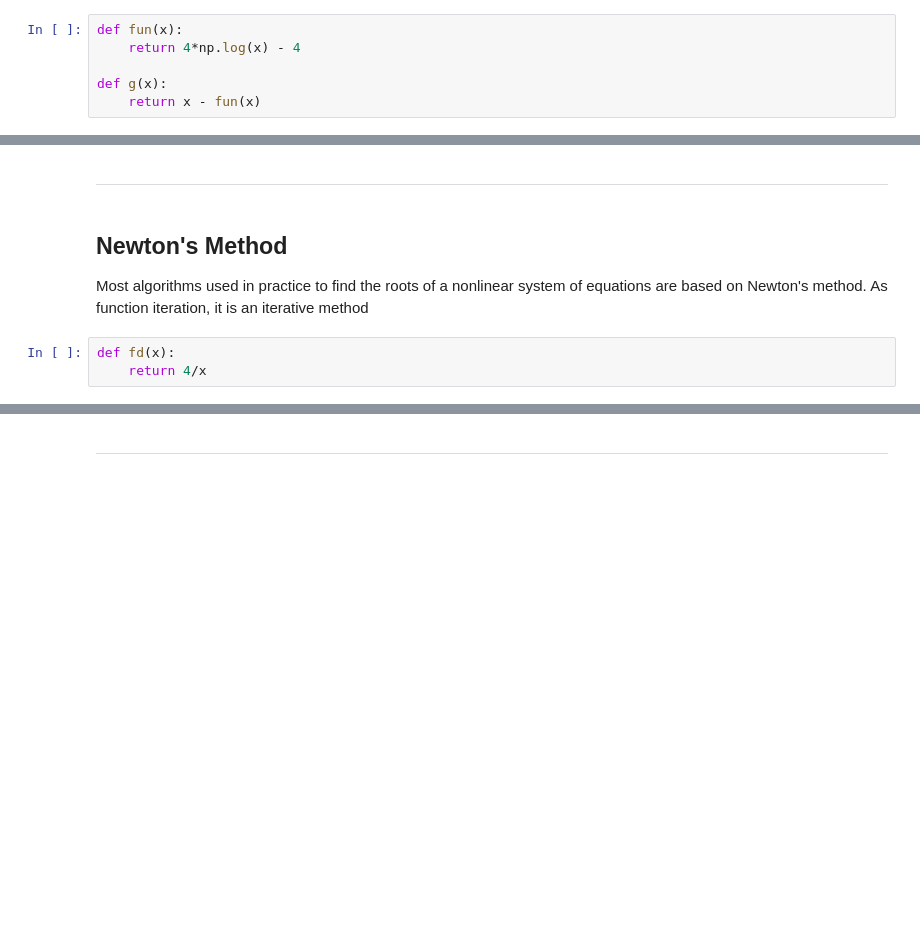
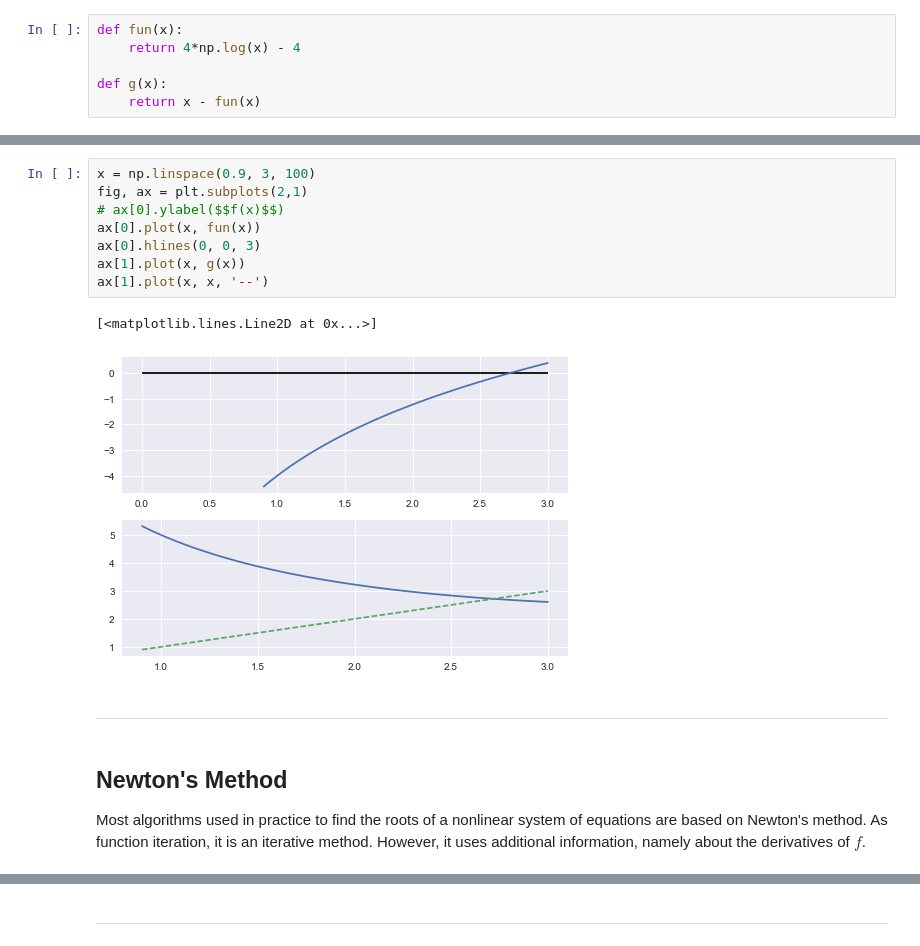
Before and after one commit to Moony2D/CME-LMU, a Jupyter notebook: Lecture4_RootFinding/Lecture4_RootFinding.ipynb, the cells around one changed output, grey strips where cells are left out. Cells and saved outputs as stored; diff of their text form; blank space fills up the shorter version.

Commit message:
Modifies Lecture4_RootFinding.ipynb: minor changes to doc

```diff
--- a/Lecture4_RootFinding/Lecture4_RootFinding.ipynb
+++ b/Lecture4_RootFinding/Lecture4_RootFinding.ipynb
@@ -198,12 +200,20 @@ print("Number of iterations = {}".format(it) )
 2.71828183738
 2.71828182425
 Number of iterations = 25
+# %%
+x = np.linspace(0.9, 3, 100)
+fig, ax = plt.subplots(2,1)
+# ax[0].ylabel($$f(x)$$)
+ax[0].plot(x, fun(x))
+ax[0].hlines(0, 0, 3)
+ax[1].plot(x, g(x))
+ax[1].plot(x, x, '--')
+# %% [output]
+[<matplotlib.lines.Line2D at 0x...>]
+[figure, added]
 # %% [markdown]
 --------------------------------------------------------------------------------------------------------------------------------
 # %% [markdown]
 ## Newton's Method
 
-Most algorithms used in practice to find the roots of a nonlinear system of equations are based on Newton's method. As function iteration, it is an iterative method
+Most algorithms used in practice to find the roots of a nonlinear system of equations are based on Newton's method. As function iteration, it is an iterative method. However, it uses additional information, namely about the derivatives of $f$.
-# %%
-def fd(x):
-    return 4/x
```
Also changed, not shown: parts of 10 cells of this notebook.
